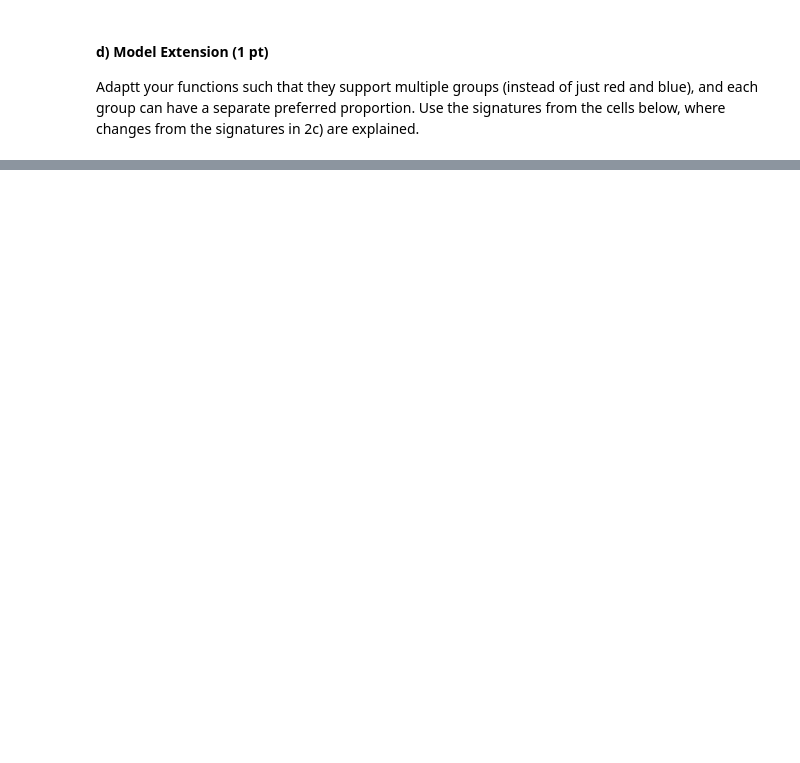
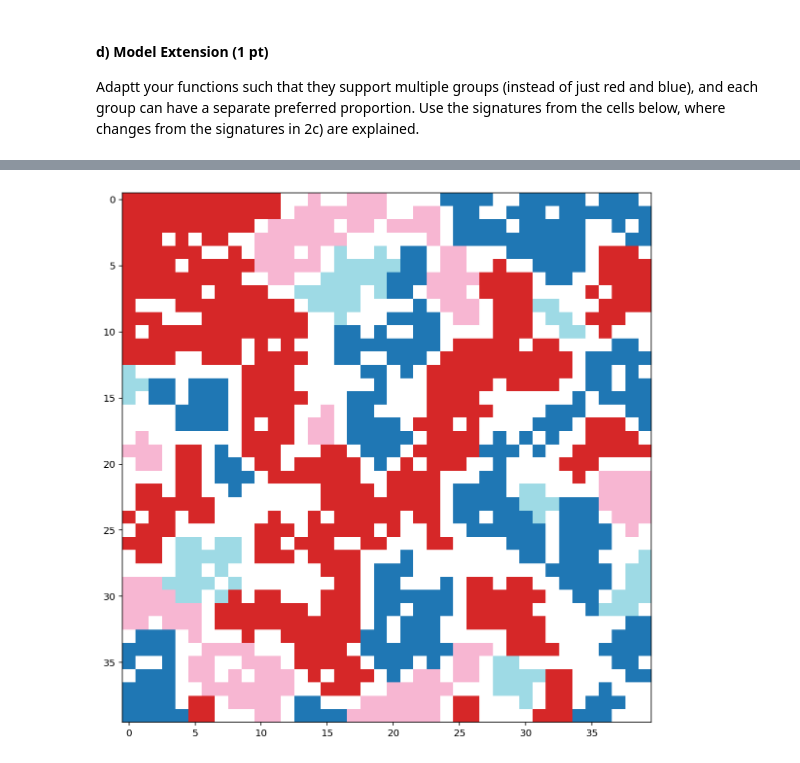
Before and after one commit to MaDolphin/Social-Data-Science, a Jupyter notebook: assignment_4/Haikun_assignment_4.ipynb, the cells around one changed output, grey strips where cells are left out. Saved outputs shown, nothing was run; the diff lists cells and outputs as text; code cells hidden in the pictures; blank space fills up the shorter version.

```diff
--- a/assignment_4/Haikun_assignment_4.ipynb
+++ b/assignment_4/Haikun_assignment_4.ipynb
@@ -240,0 +276,96 @@ def simulate_ext(grid, preferred_proportion, max_steps, no_changes_steps, iterat
+# %%
+%matplotlib auto
+# preferred_proportions: give a list of preferred proportions for each color
+
+def is_move_neighbors_ext(matrix, row, col, percent):
+    val_point = matrix[row,col]
+#     print(val_point)
+    list_neighbors = []
+    for i in row-1, row, row+1:
+        if i < 0 or i == len(matrix): continue
+        for j in col-1, col, col+1:
+            if j < 0 or j == len(matrix[i]): continue
+            if i == row and j == col: continue
+            if matrix[i,j] != 0:
+                list_neighbors.append(matrix[i,j])
+
+    count_point = list_neighbors.count(val_point)
+    if len(list_neighbors) == 0:
+        return True
+    percent_point = count_point/len(list_neighbors)
+
+#     print()
+
+    if percent_point < percent[int(val_point-1)]:
+        return True
+    else:
+        return False
+
+
+def show_grid_ext(plt,grid):
+    plt.clf()
+    show_grid = copy.deepcopy(grid)
+    show_grid[show_grid==0] = None
+    plt.imshow(show_grid, cmap='tab20', interpolation='nearest')
+    plt.draw()
+    plt.pause(0.001)
+
+
+def simulate_ext(grid, preferred_proportion, max_steps, no_changes_steps, iterations_to_next_vizualization):
+    n_max = max_steps
+    n_viz = iterations_to_next_vizualization
+
+    plt.ion()
+    plt.figure(figsize=(20,10))
+
+    show_grid_ext(plt,grid)
+
+    num_no_changes_steps = 0
+    flag_changes_steps = False
+    num_viz = 0
+    [rows, cols] = grid.shape
+
+    for it in range(n_max):
+        if num_no_changes_steps != no_changes_steps:
+            for i in range(rows):
+                for j in range(cols):
+                    val_point = grid[i,j]
+                    if val_point != 0 :
+                        if is_move_neighbors_ext(grid,i,j,preferred_proportion) == True:
+                            list_grid_zero = np.where(grid == 0)
+                            rand = random.randint(0, len(list_grid_zero[0])-1)
+                            rand_row = list_grid_zero[0][rand]
+                            rand_col = list_grid_zero[1][rand]
+                            grid[rand_row,rand_col] = val_point
+                            grid[i,j] = 0
+                            flag_changes_steps = True
+
+            if flag_changes_steps == False:
+                num_no_changes_steps = num_no_changes_steps + 1
+#                 print(it, num_no_changes_steps)
+            else:
+                flag_changes_steps = False
+
+            num_viz = num_viz + 1
+            if num_viz == n_viz:
+
+                show_grid_ext(plt,grid)
+
+                num_viz = 0
+        else:
+            break
+
+    final_grid = grid
+
+    show_grid_ext(plt,grid)
+
+    plt.ioff()
+    print("Iteration number is", it+1-num_no_changes_steps)
+    print("END")
+    return final_grid
+
+color_shares = [0.2, 0.3, 0.1, 0.05]
+init_grid = create_grid_ext((40,40), color_shares)
+pp = [0.5, 0.6, 0.6, 0.4]
+final_grid = simulate_ext(grid=init_grid, preferred_proportion=pp, max_steps=500, no_changes_steps=10, iterations_to_next_vizualization=1)
+# %% [output]
@@ -240,0 +375 @@ def simulate_ext(grid, preferred_proportion, max_steps, no_changes_steps, iterat
+[figure, added]
```
Also changed, not shown: parts of 8 cells of this notebook.
